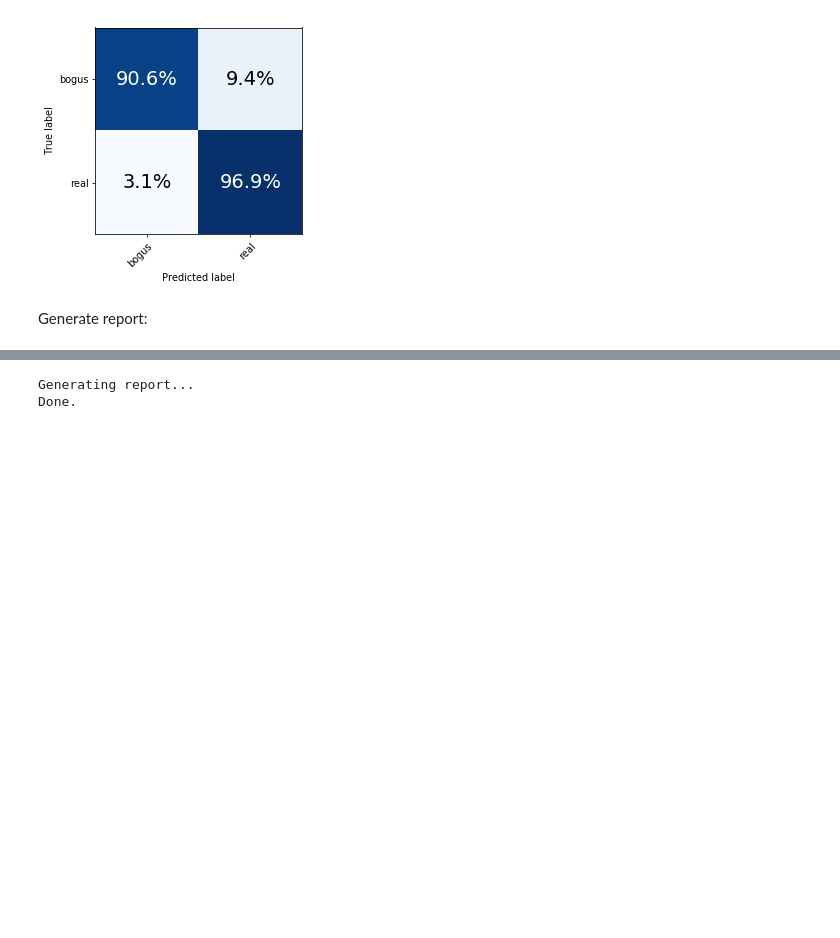
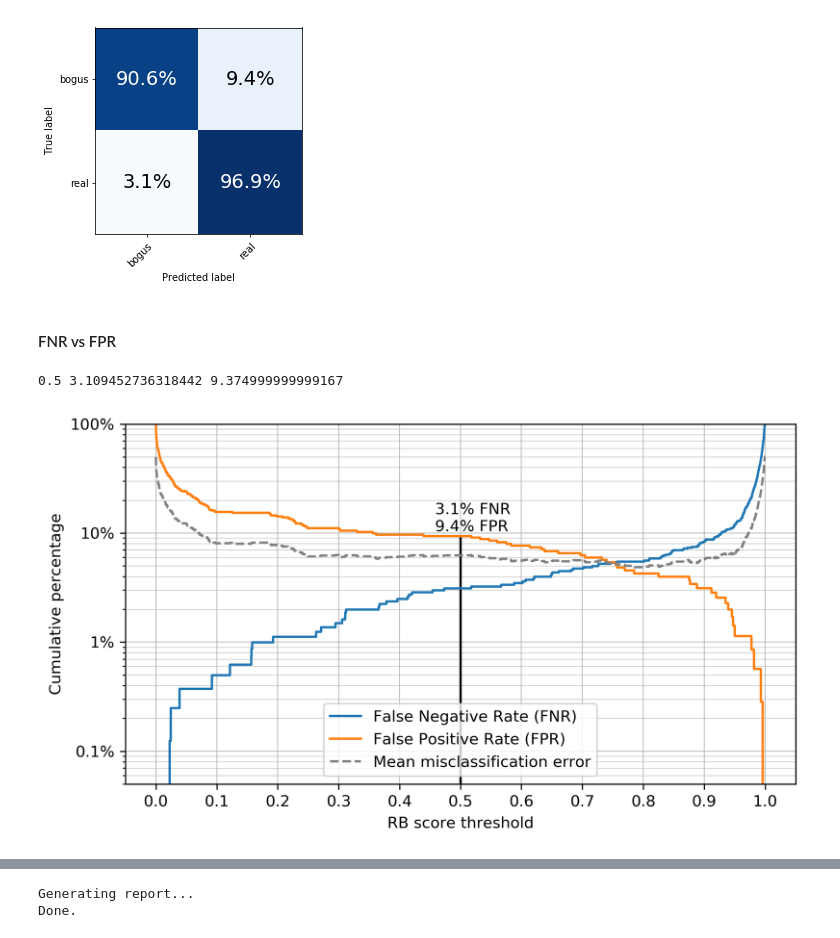
Before and after one commit to dmitryduev/braai, a Jupyter notebook: nb/braai_train.ipynb, the cells around one changed output, grey strips where cells are left out. Drawn from its saved outputs; the diff is of its cells as text; code cells hidden in the pictures; blank space fills up the shorter version.

```diff
--- a/nb/braai_train.ipynb
+++ b/nb/braai_train.ipynb
@@ -506,5 +535,62 @@ Normalized confusion matrix
 <matplotlib.axes._subplots.AxesSubplot at 0x...>
 [figure]
 [figure]
-# %% [markdown]
-Generate report:
+# %% [markdown]
+#### FNR vs FPR
+# %%
+rbbins = np.arange(-0.0001, 1.0001, 0.0001)
+h_b, e_b = np.histogram(preds[(df.label[masks['test']] == 0).values], bins=rbbins, density=True)
+h_b_c = np.cumsum(h_b)
+h_r, e_r = np.histogram(preds[(df.label[masks['test']] == 1).values], bins=rbbins, density=True)
+h_r_c = np.cumsum(h_r)
+
+# h_b, e_b
+
+fig = plt.figure(figsize=(7, 4), dpi=300)
+ax = fig.add_subplot(111)
+
+rb_thres = np.array(list(range(len(h_b)))) / len(h_b)
+
+ax.plot(rb_thres, h_r_c/np.max(h_r_c),
+        label='False Negative Rate (FNR)', linewidth=1.5)
+ax.plot(rb_thres, 1 - h_b_c/np.max(h_b_c),
+        label='False Positive Rate (FPR)', linewidth=1.5)
+
+mmce = (h_r_c/np.max(h_r_c) + 1 - h_b_c/np.max(h_b_c))/2
+ax.plot(rb_thres, mmce, '--',
+        label='Mean misclassification error', color='gray', linewidth=1.5)
+
+ax.set_xlim([-0.05, 1.05])
+
+ax.set_xticks(np.arange(0, 1.1, 0.1))
+ax.set_yticks(np.arange(0, 1.1, 0.1))
+
+# vals = ax.get_yticks()
+# ax.set_yticklabels(['{:,.0%}'.format(x) for x in vals])
+
+ax.set_yscale('log')
+ax.set_ylim([5e-4, 1])
+vals = ax.get_yticks()
+ax.set_yticklabels(['{:,.1%}'.format(x) if x < 0.01 else '{:,.0%}'.format(x) for x in vals])
+
+# thresholds:
+thrs = [0.5, ]
+# thrs = [0.5, 0.74]
+for t in thrs:
+    m_t = rb_thres < t
+    fnr = np.array(h_r_c/np.max(h_r_c))[m_t][-1]
+    fpr = np.array(1 - h_b_c/np.max(h_b_c))[m_t][-1]
+    print(t, fnr*100, fpr*100)
+    # ax.vlines(t_1, 0, 1.1)
+    ax.vlines(t, 0, max(fnr, fpr))
+    ax.text(t - .05, max(fnr, fpr) + 0.01, f' {fnr*100:.1f}% FNR\n {fpr*100:.1f}% FPR', fontsize=10)
+
+ax.set_xlabel('RB score threshold')
+ax.set_ylabel('Cumulative percentage')
+ax.legend(loc='lower center')
+ax.grid(True, which='major', linewidth=.5)
+ax.grid(True, which='minor', linewidth=.3)
+plt.tight_layout()
+# %% [output]
+0.5 3.109452736318442 9.374999999999167
+[figure, added]
```
Also changed, not shown: parts of 11 cells of this notebook.
